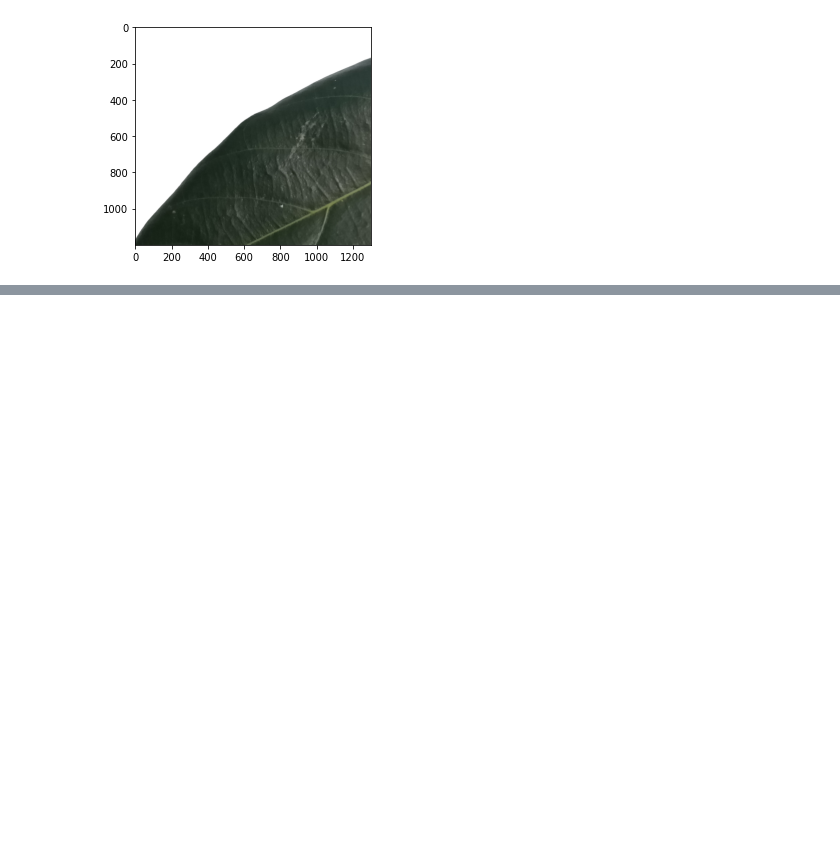
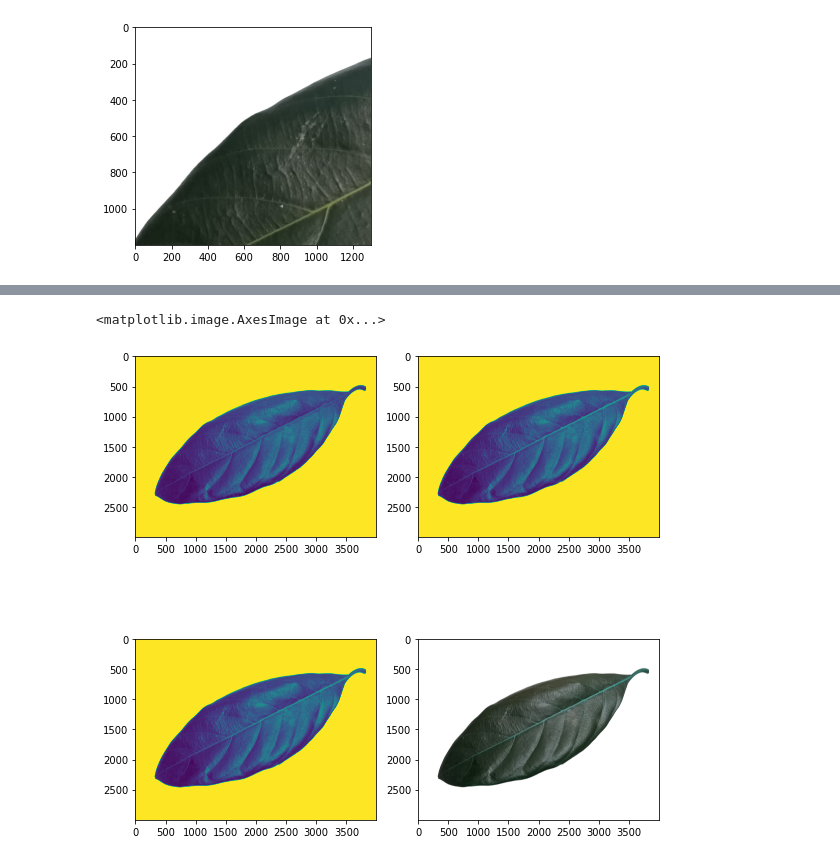
Before and after one commit to medinaks/computer_vision, a Jupyter notebook: image_fundamental/if_basic_command.ipynb, the cells around one changed output, grey strips where cells are left out. Drawn from its saved outputs; the diff is of its cells as text; code cells hidden in the pictures; blank space fills up the shorter version.

```diff
--- a/image_fundamental/if_basic_command.ipynb
+++ b/image_fundamental/if_basic_command.ipynb
@@ -78,0 +117,17 @@ plt.show()
+# %%
+image = cv2.imread("/content/computer_vision/images/daun_nangka/051.png")
+b, g, r = cv2.split(image)
+newImage = cv2.merge((b,g,r))
+
+fig, axes = plt.subplots(2, 2, figsize = (8, 8))
+
+fig.tight_layout()
+
+axes = axes.ravel()
+axes[0].imshow(b)
+axes[1].imshow(g)
+axes[2].imshow(r)
+axes[3].imshow(newImage)
+# %% [output]
+<matplotlib.image.AxesImage at 0x...>
+[figure, added]
```
Also changed, not shown: parts of 5 cells of this notebook.
